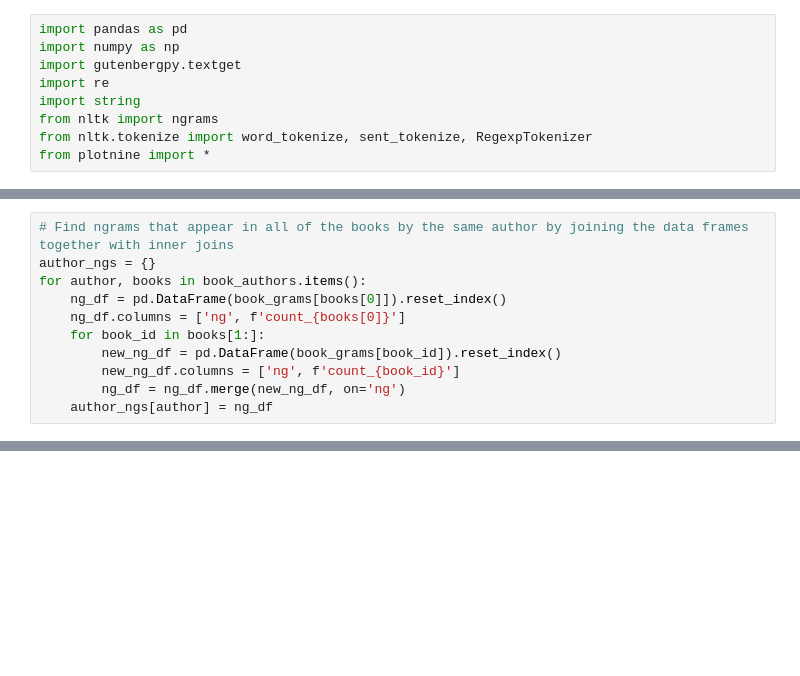
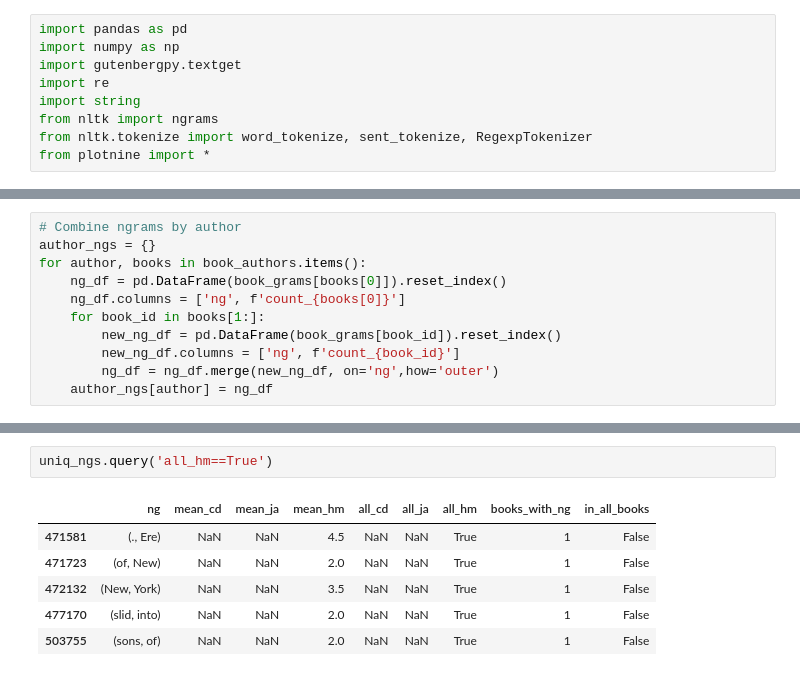
Before and after one commit to accuracy-eminent/writing_style_detection, a Jupyter notebook: eda.ipynb, the cells around one changed output, grey strips where cells are left out. Cells and saved outputs as stored; diff of their text form; blank space fills up the shorter version.

```diff
--- a/eda.ipynb
+++ b/eda.ipynb
@@ -87,7 +94,7 @@ for author, books in book_authors.items():
         top_grams = pd.Series(sorted(ngrams(books_wtoks[book_id], gram_length))).value_counts()
         book_grams[book_id] = top_grams
 # %%
-# Find ngrams that appear in all of the books by the same author by joining the data frames together with inner joins
+# Combine ngrams by author
 author_ngs = {}
 for author, books in book_authors.items():
     ng_df = pd.DataFrame(book_grams[books[0]]).reset_index()
@@ -95,7 +102,7 @@ for author, books in book_authors.items():
     for book_id in books[1:]:
         new_ng_df = pd.DataFrame(book_grams[book_id]).reset_index()
         new_ng_df.columns = ['ng', f'count_{book_id}']
-        ng_df = ng_df.merge(new_ng_df, on='ng')
+        ng_df = ng_df.merge(new_ng_df, on='ng',how='outer')
     author_ngs[author] = ng_df
 # %%
 # Show which ngrams are unique to an author
@@ -126,0 +143,9 @@ Author "hm" most common n-grams:  [('at', 'times'), ('still', 'more'), ('the', '
+# %%
+uniq_ngs.query('all_hm==True')
+# %% [output]
+|  | ng | mean_cd | mean_ja | mean_hm | all_cd | all_ja | all_hm | books_with_ng | in_all_books |
+| 471581 | (., Ere) | NaN | NaN | 4.5 | NaN | NaN | True | 1 | False |
+| 471723 | (of, New) | NaN | NaN | 2.0 | NaN | NaN | True | 1 | False |
+| 472132 | (New, York) | NaN | NaN | 3.5 | NaN | NaN | True | 1 | False |
+| 477170 | (slid, into) | NaN | NaN | 2.0 | NaN | NaN | True | 1 | False |
+| 503755 | (sons, of) | NaN | NaN | 2.0 | NaN | NaN | True | 1 | False |
```
Also changed, not shown: parts of 9 cells of this notebook.
